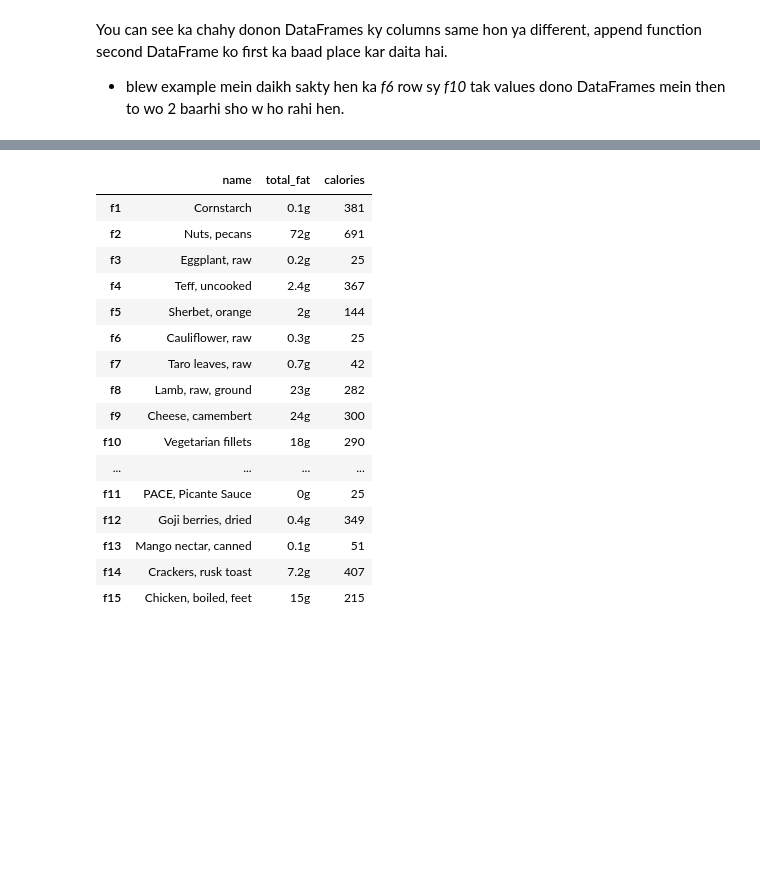
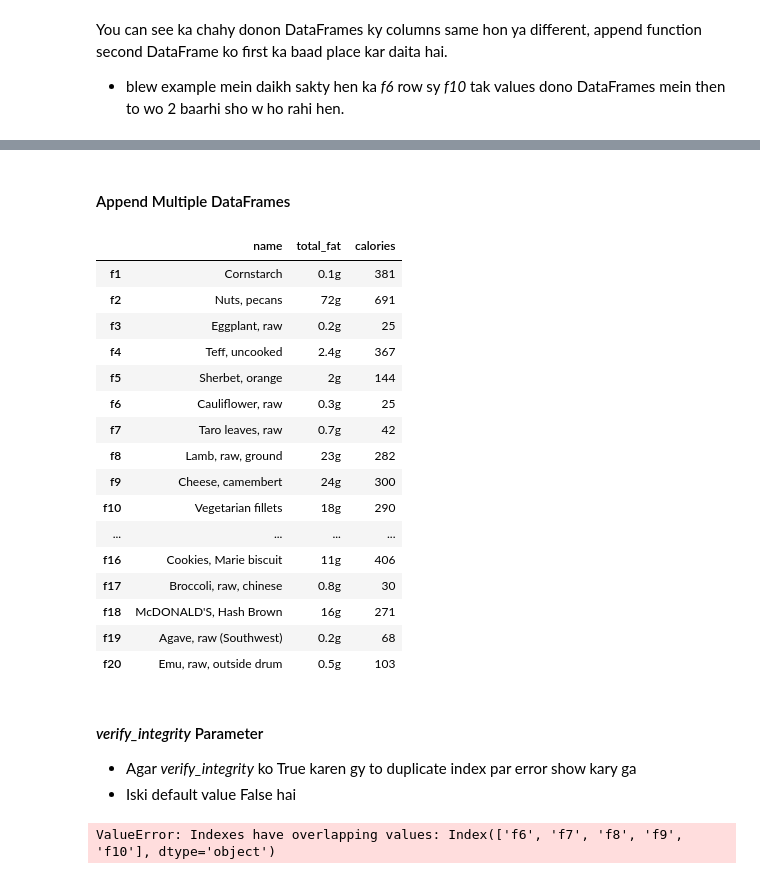
Before and after one commit to biyazejaan/Pandas_a_to_z, a Jupyter notebook: pandas_a_to_z.ipynb, the cells around one changed output, grey strips where cells are left out. Cells and saved outputs as stored; diff of their text form; code cells hidden in the pictures; blank space fills up the shorter version.

```diff
--- a/pandas_a_to_z.ipynb
+++ b/pandas_a_to_z.ipynb
@@ -1879,3 +1879,6 @@ nutrition2
 # %% [markdown]
 You can see ka chahy donon DataFrames ky columns same hon ya different, append function second DataFrame ko first ka baad place kar daita hai.
 - blew example mein daikh sakty hen ka *f6* row sy *f10* tak values dono DataFrames mein then to wo 2 baarhi sho w ho rahi hen.
+# %%
+nutrition6 = nutrition1.append(nutrition2)
+nutrition6
@@ -1881,0 +1907,3 @@ You can see ka chahy donon DataFrames ky columns same hon ya different, append f
+# %%
+nutrition7 = nutrition1.append(nutrition2, ignore_index=True)
+nutrition7
@@ -1881,0 +1932,5 @@ You can see ka chahy donon DataFrames ky columns same hon ya different, append f
+# %%
+new_row = {'name':"McDONALD'S, Side Salad",'total_fat':'0.2g','calories':20}
+
+nutrition1_1 = nutrition1.append(new_row, ignore_index=True)
+nutrition1_1
@@ -1881,0 +1950,10 @@ You can see ka chahy donon DataFrames ky columns same hon ya different, append f
+# %%
+# Creating first DataFrame
+food3 = {
+    'name' :["Cookies, Marie biscuit","Broccoli, raw, chinese","McDONALD'S, Hash Brown",'Agave, raw (Southwest)','Emu, raw, outside drum'],
+    'total_fat' :['11g','0.8g','16g','0.2g','0.5g'],
+    'calories' :[406,30,271,68,103]
+}
+index_labels3 = ['f16','f17','f18','f19','f20']
+nutrition3 = pd.DataFrame(food3, index =index_labels3)
+nutrition3
@@ -1882,21 +1967,33 @@ You can see ka chahy donon DataFrames ky columns same hon ya different, append f
+# %% [markdown]
+#### Append Multiple DataFrames
 # %%
-nutrition3 = nutrition1.append(nutrition2)
-nutrition3
+nutrition8 = nutrition1.append([nutrition2,nutrition3])
+nutrition8
 # %% [output]
 |  | name | total_fat | calories |
 | f1 | Cornstarch | 0.1g | 381 |
 | f2 | Nuts, pecans | 72g | 691 |
 | f3 | Eggplant, raw | 0.2g | 25 |
 | f4 | Teff, uncooked | 2.4g | 367 |
 | f5 | Sherbet, orange | 2g | 144 |
 | f6 | Cauliflower, raw | 0.3g | 25 |
 | f7 | Taro leaves, raw | 0.7g | 42 |
 | f8 | Lamb, raw, ground | 23g | 282 |
 | f9 | Cheese, camembert | 24g | 300 |
 | f10 | Vegetarian fillets | 18g | 290 |
 | ... | ... | ... | ... |
-| f11 | PACE, Picante Sauce | 0g | 25 |
-| f12 | Goji berries, dried | 0.4g | 349 |
-| f13 | Mango nectar, canned | 0.1g | 51 |
-| f14 | Crackers, rusk toast | 7.2g | 407 |
-| f15 | Chicken, boiled, feet | 15g | 215 |
+| f16 | Cookies, Marie biscuit | 11g | 406 |
+| f17 | Broccoli, raw, chinese | 0.8g | 30 |
+| f18 | McDONALD'S, Hash Brown | 16g | 271 |
+| f19 | Agave, raw (Southwest) | 0.2g | 68 |
+| f20 | Emu, raw, outside drum | 0.5g | 103 |
+# %% [markdown]
+#### *verify_integrity* Parameter
+
+- Agar *verify_integrity* ko True karen gy to duplicate index par error show kary ga
+- Iski default value False hai
+# %%
+nutrition9 = nutrition1.append([nutrition2,nutrition3], verify_integrity=True)
+nutrition9
+# %% [output]
+ValueError: Indexes have overlapping values: Index(['f6', 'f7', 'f8', 'f9', 'f10'], dtype='object')
```
Also changed, not shown: parts of 7 cells of this notebook.
